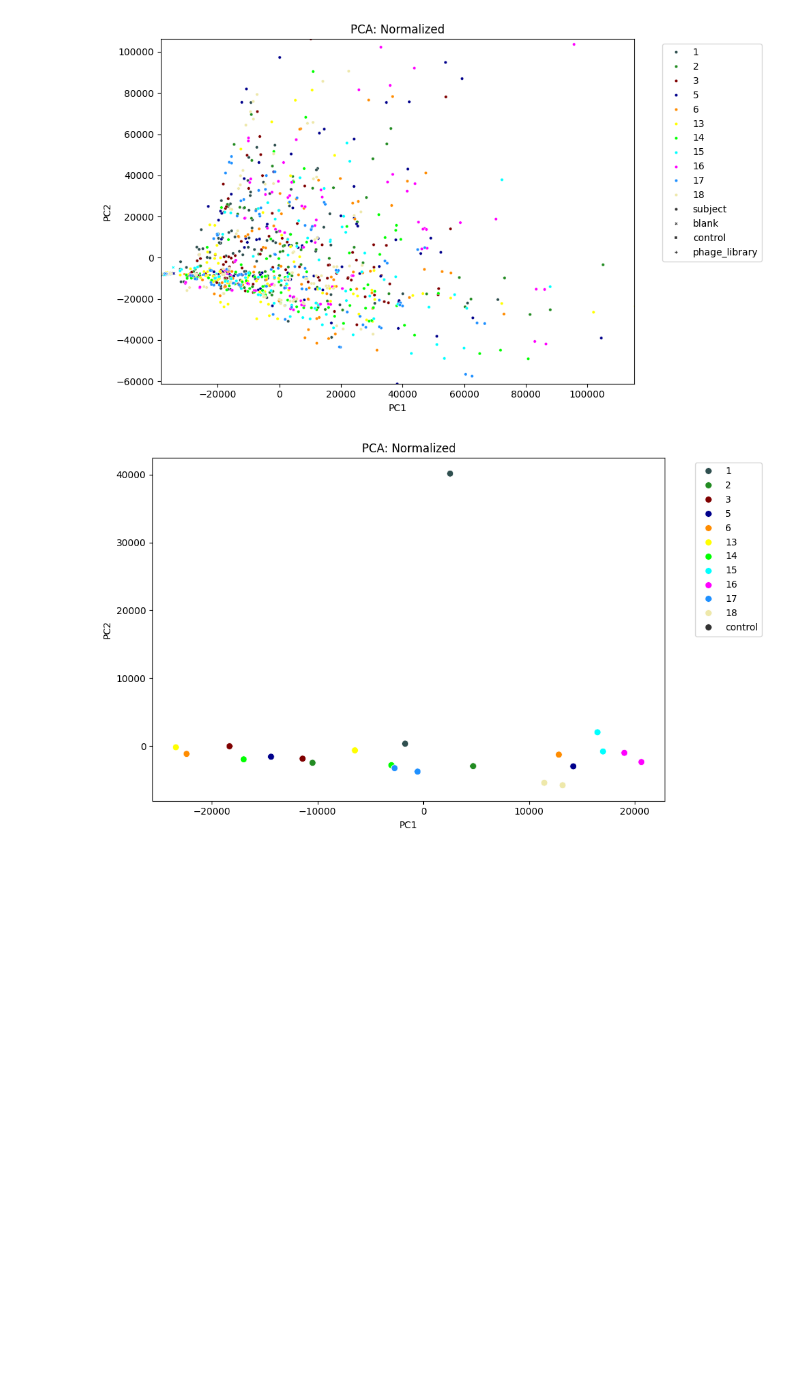
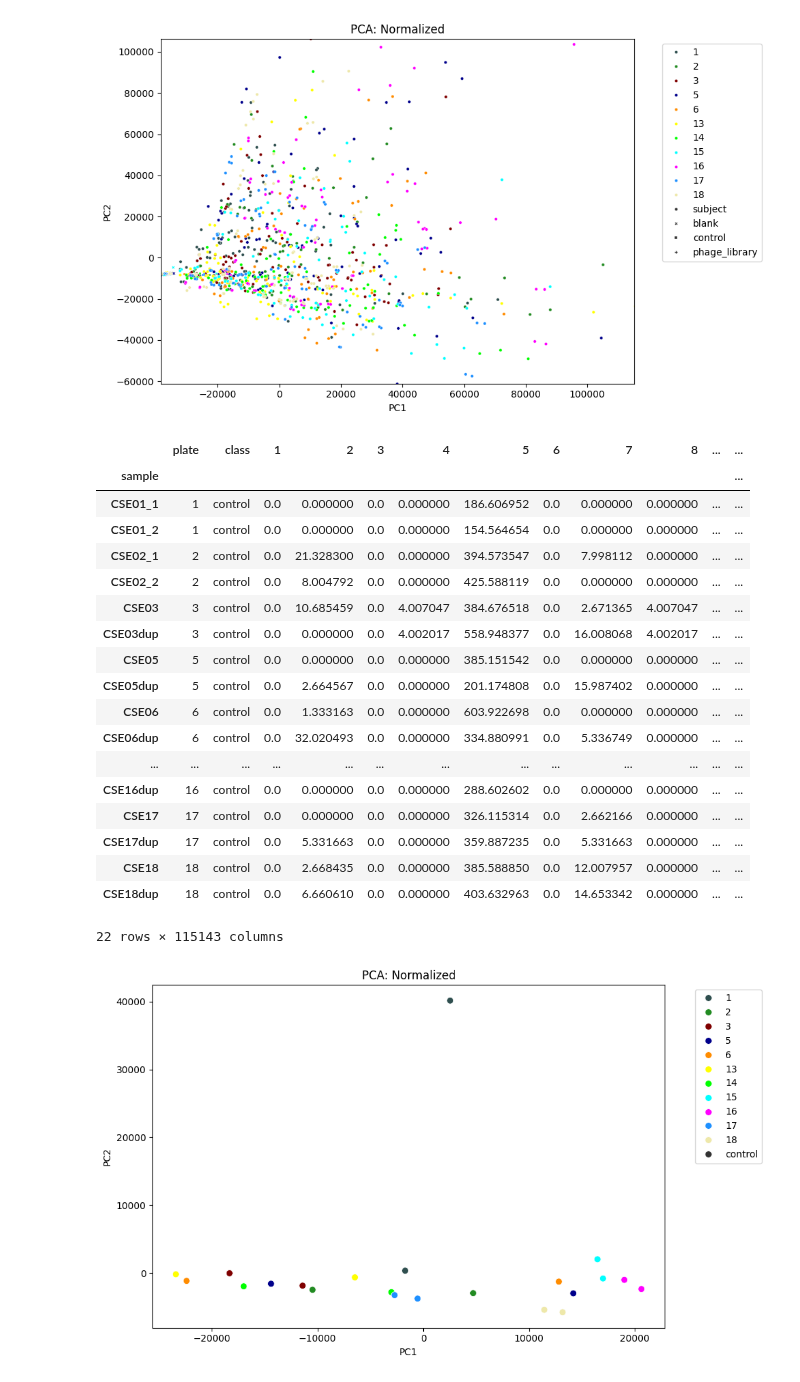
Before and after one commit to ucsffrancislab/genomics, a Jupyter notebook: data/20250925-Illumina-PhIP/20251114-PhIP-MultiPlate/out.123456131415161718/counts_normalized_subtracted_pcas.ipynb, the cells around one changed output. Saved outputs shown, nothing was run; the diff lists cells and outputs as text; code cells hidden in the pictures; blank space fills up the shorter version.

```diff
--- a/data/20250925-Illumina-PhIP/20251114-PhIP-MultiPlate/out.123456131415161718/counts_normalized_subtracted_pcas.ipynb
+++ b/data/20250925-Illumina-PhIP/20251114-PhIP-MultiPlate/out.123456131415161718/counts_normalized_subtracted_pcas.ipynb
@@ -613,3 +676,28 @@ plot_pca(n.reset_index().set_index('sample').drop(['subject','type','lane'],axis
 # %% [output]
 [figure]
+# %%
+cse_pca_n = n.loc[
+    (n.index.get_level_values('type') == 'commercial serum control'),:
+    ].reset_index().set_index('sample').drop(['subject','type','lane'],axis='columns').fillna(0)
+cse_pca_n
+# %% [output]
+|  | plate | class | 1 | 2 | 3 | 4 | 5 | 6 | 7 | 8 | ... | ... |
+| sample |  |  |  |  |  |  |  |  |  |  |  | ... |
+| CSE01_1 | 1 | control | 0.0 | 0.000000 | 0.0 | 0.000000 | 186.606952 | 0.0 | 0.000000 | 0.000000 | ... | ... |
+| CSE01_2 | 1 | control | 0.0 | 0.000000 | 0.0 | 0.000000 | 154.564654 | 0.0 | 0.000000 | 0.000000 | ... | ... |
+| CSE02_1 | 2 | control | 0.0 | 21.328300 | 0.0 | 0.000000 | 394.573547 | 0.0 | 7.998112 | 0.000000 | ... | ... |
+| CSE02_2 | 2 | control | 0.0 | 8.004792 | 0.0 | 0.000000 | 425.588119 | 0.0 | 0.000000 | 0.000000 | ... | ... |
+| CSE03 | 3 | control | 0.0 | 10.685459 | 0.0 | 4.007047 | 384.676518 | 0.0 | 2.671365 | 4.007047 | ... | ... |
+| CSE03dup | 3 | control | 0.0 | 0.000000 | 0.0 | 4.002017 | 558.948377 | 0.0 | 16.008068 | 4.002017 | ... | ... |
+| CSE05 | 5 | control | 0.0 | 0.000000 | 0.0 | 0.000000 | 385.151542 | 0.0 | 0.000000 | 0.000000 | ... | ... |
+| CSE05dup | 5 | control | 0.0 | 2.664567 | 0.0 | 0.000000 | 201.174808 | 0.0 | 15.987402 | 0.000000 | ... | ... |
+| CSE06 | 6 | control | 0.0 | 1.333163 | 0.0 | 0.000000 | 603.922698 | 0.0 | 0.000000 | 0.000000 | ... | ... |
+| CSE06dup | 6 | control | 0.0 | 32.020493 | 0.0 | 0.000000 | 334.880991 | 0.0 | 5.336749 | 0.000000 | ... | ... |
+| ... | ... | ... | ... | ... | ... | ... | ... | ... | ... | ... | ... | ... |
+| CSE16dup | 16 | control | 0.0 | 0.000000 | 0.0 | 0.000000 | 288.602602 | 0.0 | 0.000000 | 0.000000 | ... | ... |
+| CSE17 | 17 | control | 0.0 | 0.000000 | 0.0 | 0.000000 | 326.115314 | 0.0 | 2.662166 | 0.000000 | ... | ... |
+| CSE17dup | 17 | control | 0.0 | 5.331663 | 0.0 | 0.000000 | 359.887235 | 0.0 | 5.331663 | 0.000000 | ... | ... |
+| CSE18 | 18 | control | 0.0 | 2.668435 | 0.0 | 0.000000 | 385.588850 | 0.0 | 12.007957 | 0.000000 | ... | ... |
+| CSE18dup | 18 | control | 0.0 | 6.660610 | 0.0 | 0.000000 | 403.632963 | 0.0 | 14.653342 | 0.000000 | ... | ... |
+22 rows × 115143 columns
 # %%
```
Also changed, not shown: parts of 16 cells of this notebook.
